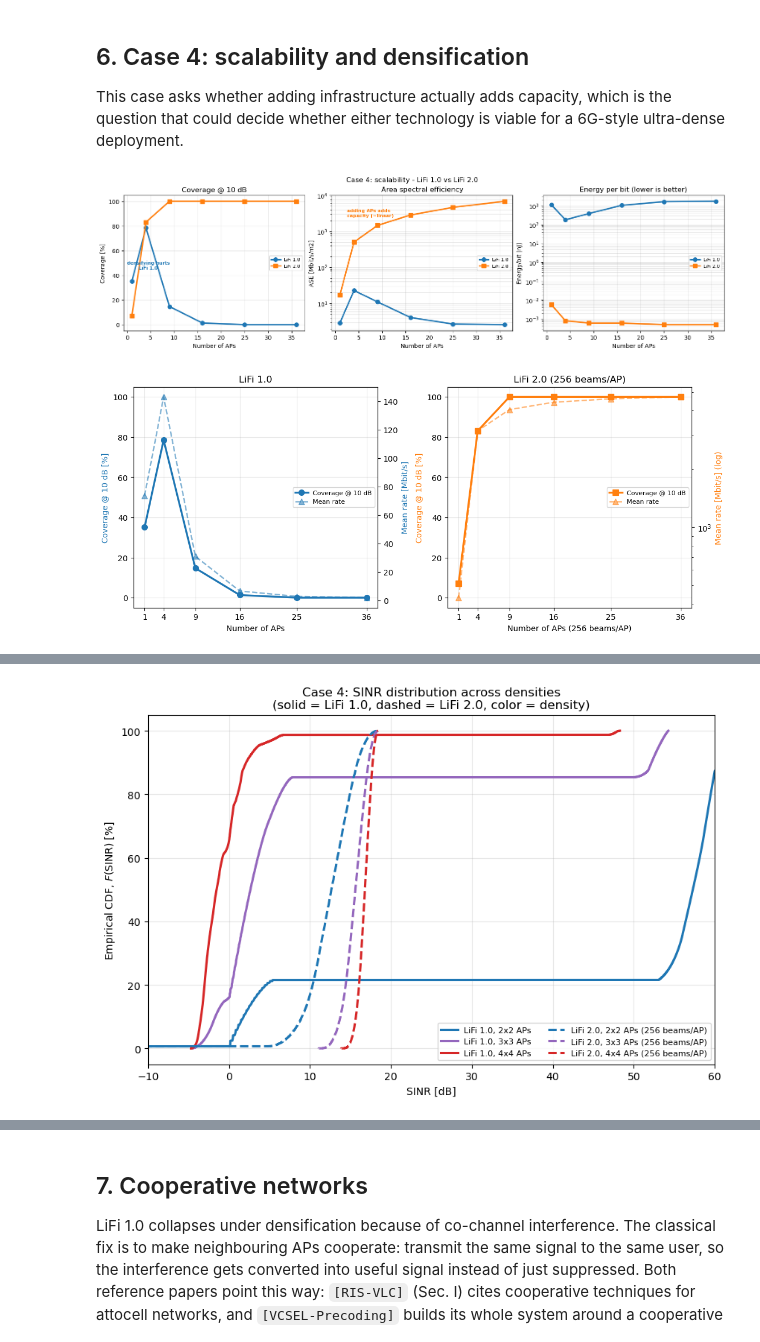
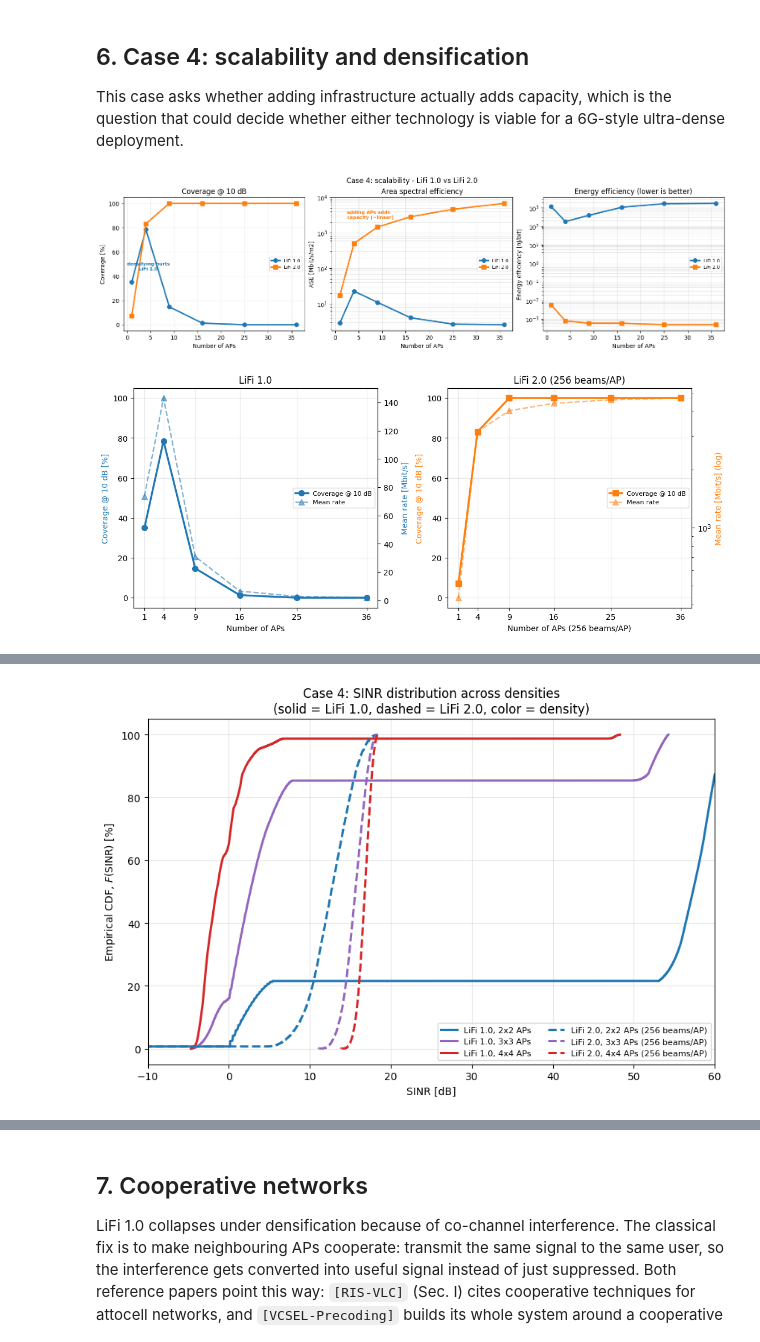
Before and after one commit to carolinalopezdelamadriz/lifi-comparative-analysis, a Jupyter notebook: multi_cell_analysis_v2.ipynb, the cells around one changed output, grey strips where cells are left out. Drawn from its saved outputs; the diff is of its cells as text; code cells hidden in the pictures.

```diff
--- a/multi_cell_analysis_v2.ipynb
+++ b/multi_cell_analysis_v2.ipynb
@@ -95,23 +95,23 @@ import matplotlib.pyplot as plt
 import pandas as pd
 from matplotlib.patches import Patch
 
-# scenario
+# scenario setup
 ROOM = 5.0; AREA = ROOM**2
 dz = 3.0 - 1.0 # AP 3 m, receiver 1 m  - [RIS-VLC] Table III
 
-# unified receiver
+# same receiver settings as the single-cell notebook
 APD = 1e-4 # [RIS-VLC] Table III = [VCSEL-Precoding] Table I
 RHO = 1.0 # same in both papers
 PSI_C = np.deg2rad(40.0) # [RIS-VLC] Table III
 G_CONC = 1.5**2 / np.sin(PSI_C)**2 # [VCSEL-Precoding] eq. (8)
 R_FOV = dz * np.tan(PSI_C) # FoV footprint radius on the desk plane
 
-# transmitters
+# transmitters (access points)
 M_LED = -1.0 / np.log2(np.cos(np.deg2rad(80.0))) # Lambertian order - [RIS-VLC] eq. (1), Table III
 LAMBDA = 950e-9 # [VCSEL-Precoding] Table I
 W0 = 5e-6 # [Eye-Safety] Figs. 7,9,13,16-18  (see Sec. 2.2)
 
-# eye-safe power per emitter, same method as the single-cell notebook's eye_safe_ptx()
+# max safe power per laser, calculated the same way as in the single-cell notebook
 def mpe_point_long_exposure(lam_nm):
     C4 = 10**(0.002 * (lam_nm - 700))
     C7 = 1.0 if lam_nm < 1150 else 10**(0.018 * (lam_nm - 1150))
@@ -132,7 +132,7 @@ def eye_safe_ptx(w0, lam, rp=3.5e-3):
 
 P_VCSEL, _, _ = eye_safe_ptx(W0, LAMBDA) # [Eye-Safety] Algorithm 1 + eq. (36), same as single-cell Sec. 4.2
 
-# link
+# how the signal travels from transmitter to receiver
 N0 = 2.5e-20 # [RIS-VLC] Table III
 B_LED, B_VCSEL = 20e6, 2e9 # [RIS-VLC] Table III / [VCSEL-Precoding] Table I
 K_BOUND = np.e / (2*np.pi) # [Capacity-Bound]
@@ -156,13 +156,13 @@ def H_led(ap, with_rx=True):
     return H if not with_rx else np.where(th <= PSI_C, H*G_CONC, 0.0)
 
 def led_power(aps):
-    # per-LED power for 500 lux average - [RIS-VLC] eqs. (24)-(25), C5
+    # LED power needed to reach the 500 lux lighting target
     E_per_W = KE_V * np.sum([H_led(a, with_rx=False) for a in aps], axis=0) / APD
     P = E_TARGET / E_per_W.mean()
     return P, P * E_per_W
 
 def vcsel_ap_gains(ap, n_ap, m, w0=W0):
-    # m x m grid of beams in this AP's cell; returns best beam's gain (signal) and mean gain (interference)
+    # split this access point's area into a grid of beams; the best one is the signal, the rest count as interference
     zR = np.pi*w0**2/LAMBDA # [VCSEL-Precoding] eq. (2)
     r_ap = np.hypot(X-ap[0], Y-ap[1]); d = np.sqrt(r_ap**2 + dz**2)
     in_fov = np.arctan2(r_ap, dz) <= PSI_C # FoV test at the AP
@@ -217,7 +217,7 @@ def metrics(sinr, B, Ptot, ncell, label="", **extra):
            "Mean rate [Mbit/s]": round(mR/1e6, 1),
            "Cell-edge rate [Mbit/s]": round(np.percentile(R, 5)/1e6, 1),
            "ASE [Mbit/s/m2]": round(ncell*mR/AREA/1e6, 1),
-           "Energy/bit [nJ]": round(Ptot/(ncell*mR)*1e9, 4) if mR > 0 else np.inf}
+           "Energy efficiency [nJ/bit]": round(Ptot/(ncell*mR)*1e9, 4) if mR > 0 else np.inf}
     row.update(extra)
     return row, R
 
@@ -650,7 +650,7 @@ L = ddf[ddf.Deployment.str.contains("1.0")]; V = ddf[ddf.Deployment.str.contains
 fig, ax = plt.subplots(1, 3, figsize=(15, 4.2), constrained_layout=True)
 for a, key, ttl, logy in [(ax[0], "Coverage [%]", f"Coverage @ {GAMMA_TH_DB:.0f} dB", False),
                           (ax[1], "ASE [Mbit/s/m2]", "Area spectral efficiency", True),
-                          (ax[2], "Energy/bit [nJ]", "Energy per bit (lower is better)", True)]:
+                          (ax[2], "Energy efficiency [nJ/bit]", "Energy efficiency (lower is better)", True)]:
     plot = a.semilogy if logy else a.plot
     plot(L.APs, L[key], "o-", color="tab:blue", lw=2.4, ms=7, label="LiFi 1.0")
     plot(V.APs, V[key], "s-", color="tab:orange", lw=2.4, ms=7, label="LiFi 2.0")
@@ -664,39 +664,39 @@ ax[1].annotate("adding APs adds\ncapacity (~linear)", (2.5, 2500), fontsize=8,
 fig.suptitle("Case 4: scalability - LiFi 1.0 vs LiFi 2.0")
 plt.show()
 
-# coverage and rate vs. density: the same two metrics Case 1 opened with, now across the full range
+# coverage and data rate as we add more access points
 fig, axes = plt.subplots(1, 2, figsize=(11, 4.6), constrained_layout=True)
 
 ax = axes[0]; ax2 = ax.twinx()
 l1, = ax.plot(L.APs, L["Coverage [%]"], "o-", color="tab:blue", lw=2.4, ms=7,
               label=f"Coverage @ {GAMMA_TH_DB:.0f} dB")
 l2, = ax2.plot(L.APs, L["Mean rate [Mbit/s]"], "^--", color="tab:blue", lw=1.8, ms=7,
                alpha=0.55, label="Mean rate")
 ax.set_xlabel("Number of APs"); ax.set_xticks(L.APs)
 ax.set_ylabel(f"Coverage @ {GAMMA_TH_DB:.0f} dB [%]", color="tab:blue"); ax.set_ylim(-5, 105)
 ax2.set_ylabel("Mean rate [Mbit/s]", color="tab:blue")
 ax.set_title("LiFi 1.0")
 ax.legend(handles=[l1, l2], fontsize=8, loc="center right")
 ax.grid(alpha=.3)
 
 ax = axes[1]; ax2 = ax.twinx()
 l1, = ax.plot(V.APs, V["Coverage [%]"], "s-", color="tab:orange", lw=2.4, ms=7,
               label=f"Coverage @ {GAMMA_TH_DB:.0f} dB")
 l2, = ax2.plot(V.APs, V["Mean rate [Mbit/s]"], "^--", color="tab:orange", lw=1.8, ms=7,
                alpha=0.55, label="Mean rate")
 ax2.set_yscale("log")
 ax.set_xlabel("Number of APs (256 beams/AP)"); ax.set_xticks(V.APs)
 ax.set_ylabel(f"Coverage @ {GAMMA_TH_DB:.0f} dB [%]", color="tab:orange"); ax.set_ylim(-5, 105)
 ax2.set_ylabel("Mean rate [Mbit/s] (log)", color="tab:orange")
 ax.set_title("LiFi 2.0 (256 beams/AP)")
 ax.legend(handles=[l1, l2], fontsize=8, loc="center right")
 ax.grid(alpha=.3)
 
 
 plt.show()
 
 ddf[["Deployment", "APs", "P total [W]", "Coverage [%]", "Mean rate [Mbit/s]",
-     "ASE [Mbit/s/m2]", "Energy/bit [nJ]"]]
+     "ASE [Mbit/s/m2]", "Energy efficiency [nJ/bit]"]]
 # %% [output]
-[figure, old version]
+[figure, new version]
 [figure]
@@ -716,5 +716,5 @@ ddf[["Deployment", "APs", "P total [W]", "Coverage [%]", "Mean rate [Mbit/s]",
 # %%
-# same idea as the Case 2 CDF, across densities: solid = LiFi 1.0, dashed = LiFi 2.0, color = density
+# same idea as before, but now for every density: solid lines are LiFi 1.0, dashed are LiFi 2.0
 fig, ax = plt.subplots(figsize=(8.6, 5.8))
 density_colors = {2: "tab:blue", 3: "tab:purple", 4: "tab:red"}
 
@@ -737,6 +737,6 @@ ax.grid(alpha=.3)
 plt.tight_layout()
 plt.show()
 # %% [output]
-[figure, old version]
+[figure, new version]
 # %% [markdown]
 The two technologies now scale in opposite directions on coverage too, not just on throughput: the CDF above makes this a distribution-wide effect, not just a change in one summary number. LiFi 1.0's whole curve shifts left as density grows; LiFi 2.0's shifts right and, past 3x3, sits almost entirely above 10 dB.
```
Also changed, not shown: parts of 13 cells of this notebook, 6 other files.
